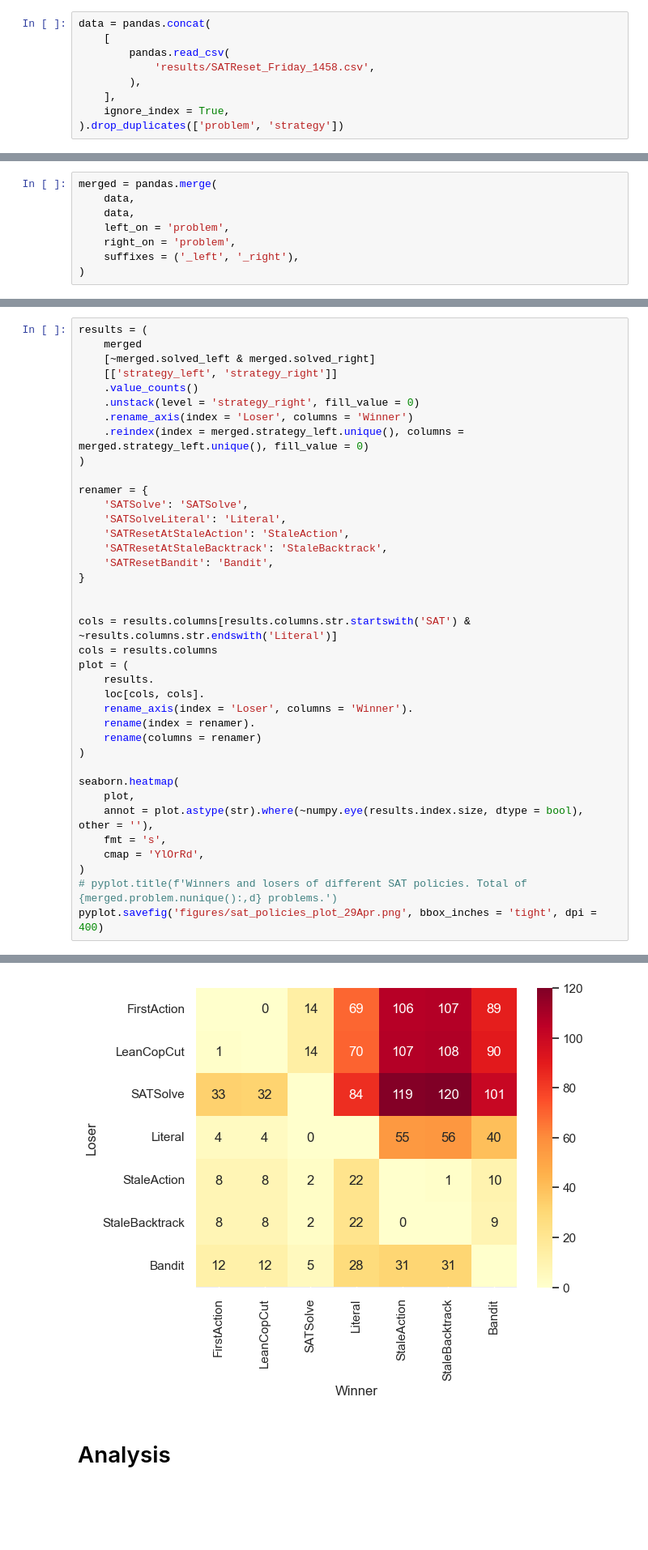
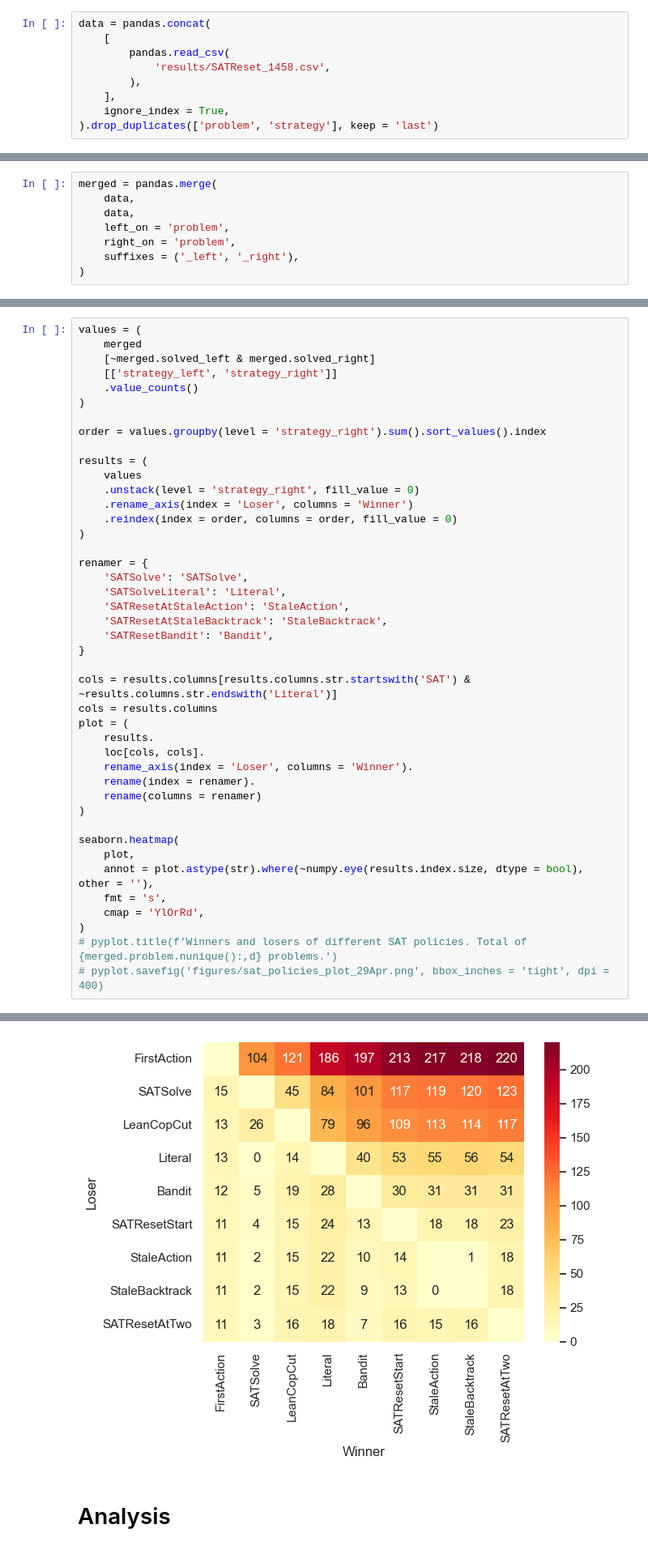
Before and after one commit to mfixman/connections, a Jupyter notebook: jupyter/Analysis_sat.ipynb, the cells around one changed output, grey strips where cells are left out. Shown at 81% size. Saved outputs shown, nothing was run; the diff lists cells and outputs as text; blank space fills up the shorter version.

```diff
--- a/jupyter/Analysis_sat.ipynb
+++ b/jupyter/Analysis_sat.ipynb
@@ -28,8 +28,8 @@ seaborn.set()
 data = pandas.concat(
     [
         pandas.read_csv(
-            'results/SATReset_Friday_1458.csv',
+            'results/SATReset_1458.csv',
         ),
     ],
     ignore_index = True,
-).drop_duplicates(['problem', 'strategy'])
+).drop_duplicates(['problem', 'strategy'], keep = 'last')
@@ -119,12 +247,18 @@ pandas.crosstab(merged.strategy_left, merged.strategy_right)
 # %%
-results = (
+values = (
     merged
     [~merged.solved_left & merged.solved_right]
     [['strategy_left', 'strategy_right']]
     .value_counts()
+)
+
+order = values.groupby(level = 'strategy_right').sum().sort_values().index
+
+results = (
+    values
     .unstack(level = 'strategy_right', fill_value = 0)
     .rename_axis(index = 'Loser', columns = 'Winner')
-    .reindex(index = merged.strategy_left.unique(), columns = merged.strategy_left.unique(), fill_value = 0)
+    .reindex(index = order, columns = order, fill_value = 0)
 )
 
 renamer = {
@@ -134,7 +268,6 @@ renamer = {
 	'SATResetAtStaleBacktrack': 'StaleBacktrack',
 	'SATResetBandit': 'Bandit',
 }
-
 
 cols = results.columns[results.columns.str.startswith('SAT') & ~results.columns.str.endswith('Literal')]
 cols = results.columns
@@ -153,5 +286,5 @@ seaborn.heatmap(
     cmap = 'YlOrRd',
 )
 # pyplot.title(f'Winners and losers of different SAT policies. Total of {merged.problem.nunique():,d} problems.')
-pyplot.savefig('figures/sat_policies_plot_29Apr.png', bbox_inches = 'tight', dpi = 400)
+# pyplot.savefig('figures/sat_policies_plot_29Apr.png', bbox_inches = 'tight', dpi = 400)
 # %% [output]
@@ -158,4 +292,4 @@ pyplot.savefig('figures/sat_policies_plot_29Apr.png', bbox_inches = 'tight', dpi
-[figure, old version]
+[figure, new version]
 # %% [markdown]
 # Analysis
 # %%
```
Also changed, not shown: parts of 22 cells of this notebook, 5 other files.
